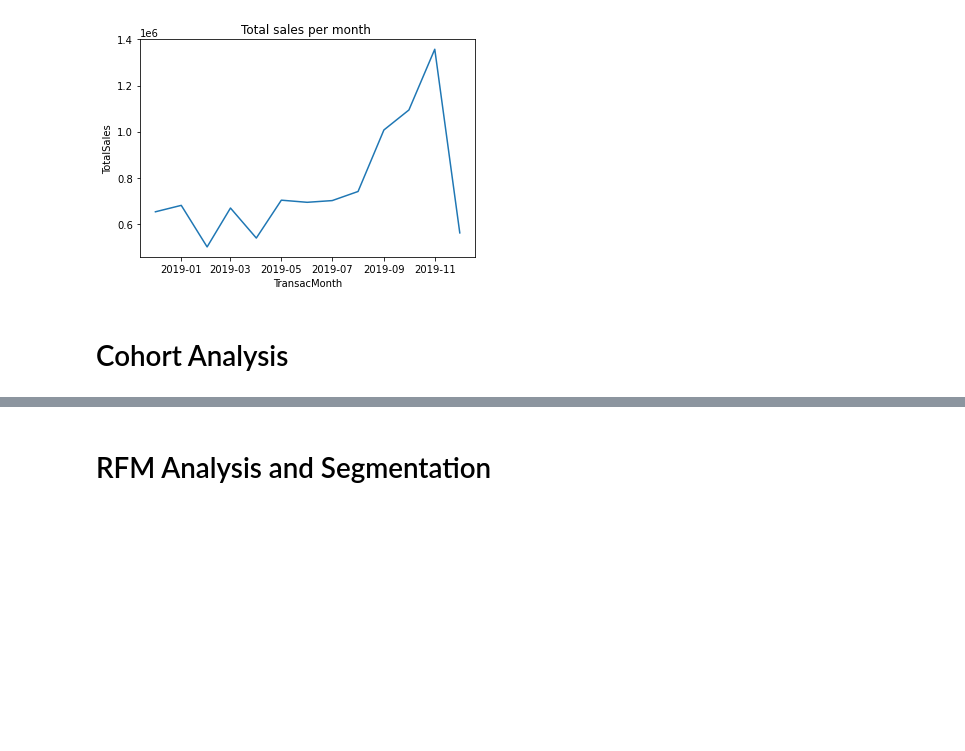
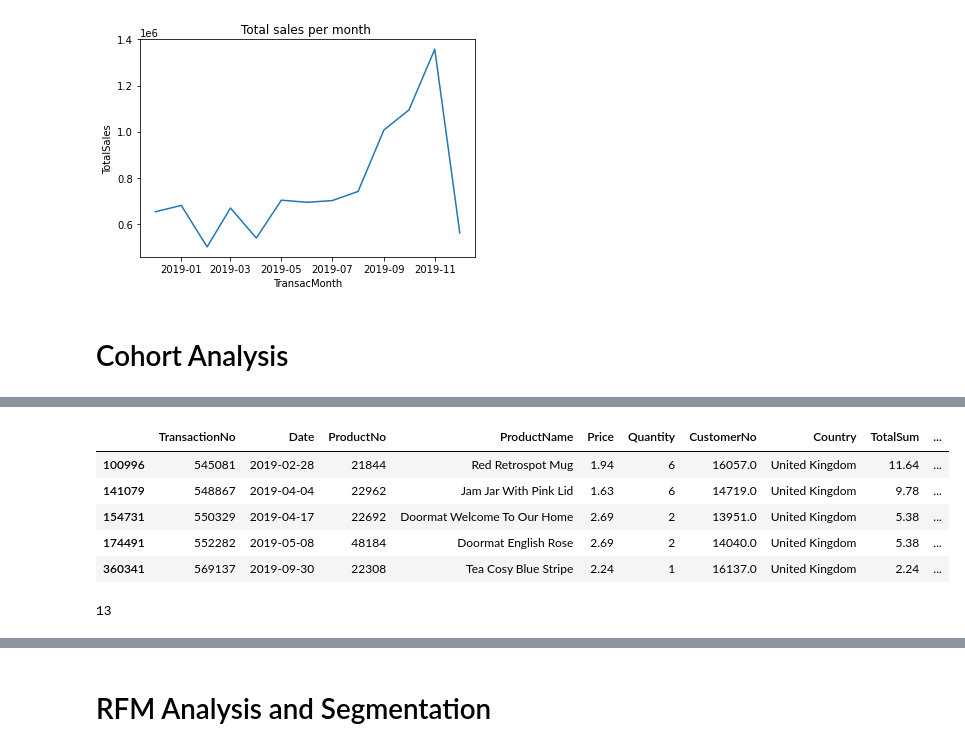
Before and after one commit to Oumnia-Sdn/CustomersSegmentation-RFM-KMeans, a Jupyter notebook: notebooks/UK B2C e-commerce transactions analysis & purchase prediction .ipynb, the cells around one changed output, grey strips where cells are left out. Drawn from its saved outputs; the diff is of its cells as text; code cells hidden in the pictures; blank space fills up the shorter version.

```diff
--- a/notebooks/UK B2C e-commerce transactions analysis & purchase prediction .ipynb
+++ b/notebooks/UK B2C e-commerce transactions analysis & purchase prediction .ipynb
@@ -429,0 +469,27 @@ Text(0.5, 1.0, 'Total sales per month ')
+# %%
+# extracting INT values from data
+def get_data_int(df, col):
+    year = df[col].dt.year
+    month = df[col].dt.month
+    day = df[col].dt.day
+    return year, month, day
+# %%
+# Assigning time offset values
+transaction_year, transaction_month, _ , = get_data_int(data, "TransacMonth")
+cohort_year, cohort_month, _ = get_data_int(data, "CohortMonth")
+years_diff = transaction_year -  cohort_year
+months_diff = transaction_month - cohort_month
+data["Cohort_index"] = years_diff*12 + months_diff + 1
+data.sample(5)
+# %% [output]
+|  | TransactionNo | Date | ProductNo | ProductName | Price | Quantity | CustomerNo | Country | TotalSum | ... |
+| 100996 | 545081 | 2019-02-28 | 21844 | Red Retrospot Mug | 1.94 | 6 | 16057.0 | United Kingdom | 11.64 | ... |
+| 141079 | 548867 | 2019-04-04 | 22962 | Jam Jar With Pink Lid | 1.63 | 6 | 14719.0 | United Kingdom | 9.78 | ... |
+| 154731 | 550329 | 2019-04-17 | 22692 | Doormat Welcome To Our Home | 2.69 | 2 | 13951.0 | United Kingdom | 5.38 | ... |
+| 174491 | 552282 | 2019-05-08 | 48184 | Doormat English Rose | 2.69 | 2 | 14040.0 | United Kingdom | 5.38 | ... |
+| 360341 | 569137 | 2019-09-30 | 22308 | Tea Cosy Blue Stripe | 2.24 | 1 | 16137.0 | United Kingdom | 2.24 | ... |
+# %%
+# checking indexes
+data.Cohort_index.nunique()
+# %% [output]
+13
```
Also changed, not shown: parts of 10 cells of this notebook.
